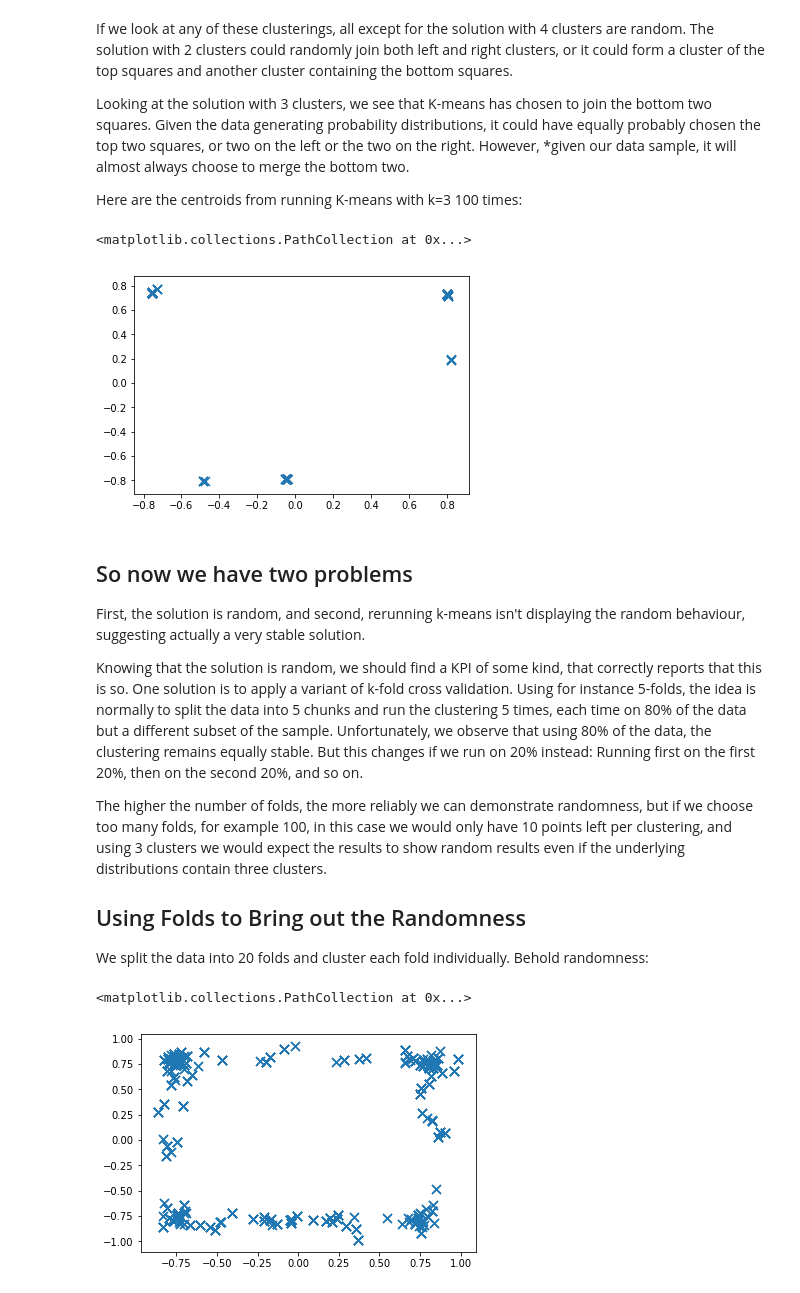
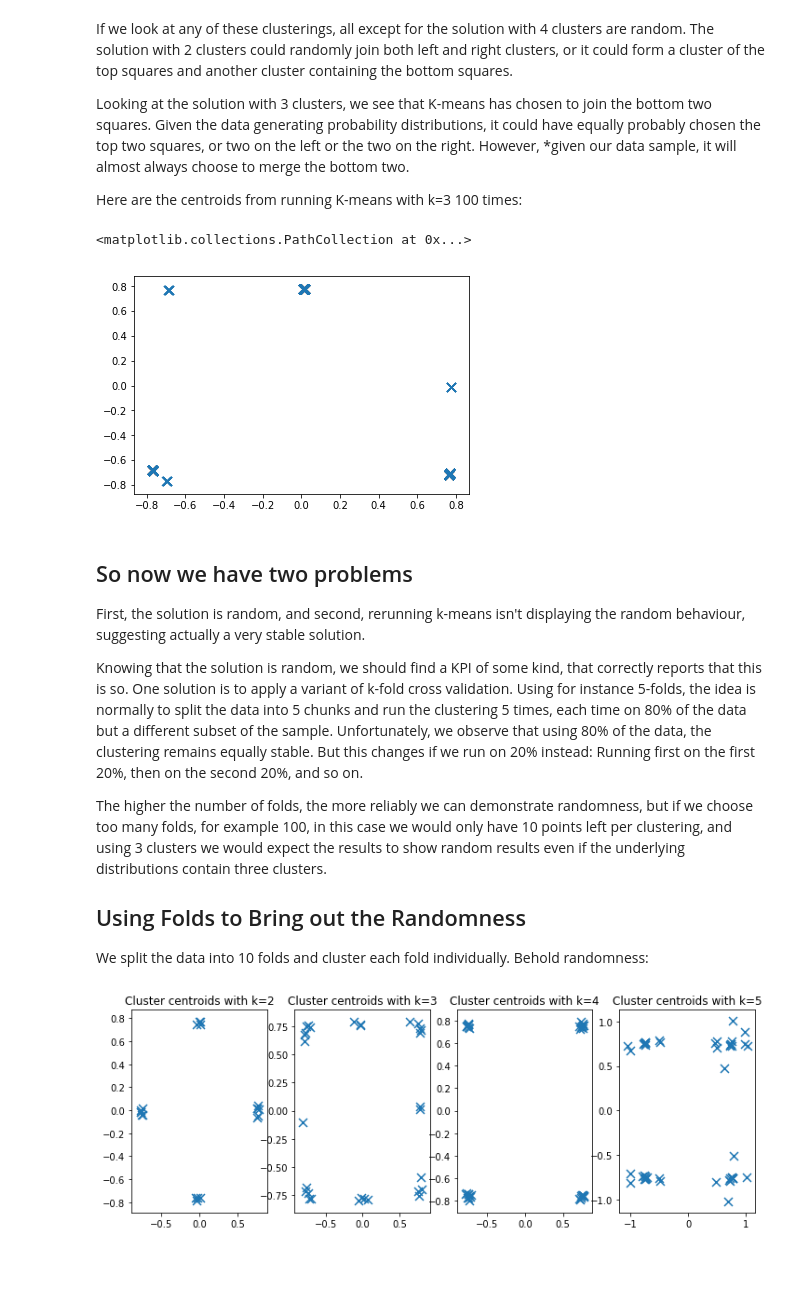
Before and after one commit to pbalm/mlbits, a Jupyter notebook: Weaponizing the randomness of k-means.ipynb, the cells around one changed output. Cells and saved outputs as stored; diff of their text form; code cells hidden in the pictures; blank space fills up the shorter version.

```diff
--- a/Weaponizing the randomness of k-means.ipynb
+++ b/Weaponizing the randomness of k-means.ipynb
@@ -16,15 +16,15 @@ from numpy.random import normal
 import matplotlib.pyplot as plt
 from sklearn.cluster import KMeans
 
-n = 1000
+n = 10000
 
-def genNormalData(n, seed):
+def genNormalData(n):
     x = []
     for xi in range(n):
         x.append(normal())
     return x
 
-fig = gcf()
+fig = plt.gcf()
 fig.suptitle("No structure: Random solutions", fontsize=18)
 #plt.figure(1, figsize=(12, 4))
 fig.set_figheight(4)
@@ -34,8 +34,8 @@ fig.set_figwidth(15)
 np.random.seed(0)
 
 for i in range(4):
-    x1 = genNormalData(n, seeds[i])
-    x2 = genNormalData(n, seeds[i + 4])
+    x1 = genNormalData(n)
+    x2 = genNormalData(n)
     X = np.array([x1, x2]).T
     kmeans = KMeans(2, init='random')
     clusters = kmeans.fit_predict(X)
@@ -134,7 +132,7 @@ def get_cluster_centers(X, k, loops):
 plt.scatter(x_ac, y_ac, marker='x', s=80)
 # %% [output]
 <matplotlib.collections.PathCollection at 0x...>
-[figure, old version]
+[figure, new version]
 # %% [markdown]
 ## So now we have two problems
 
@@ -147,30 +145,36 @@ The higher the number of folds, the more reliably we can demonstrate randomness,
 
 ## Using Folds to Bring out the Randomness
 
-We split the data into 20 folds and cluster each fold individually. Behold randomness:
+We split the data into 10 folds and cluster each fold individually. Behold randomness:
 # %%
 from sklearn.model_selection import KFold
 
 np.random.seed(0)
 
-n_clusters = 4
-n_splits = 2
+n_clusters = 3
+n_splits = 10
 
 def get_clusters_using_folds(X, n_clusters, n_splits):
     kfold = KFold(n_splits=n_splits)
     x_ac = []
     y_ac = []
     for train_index, test_index in kfold.split(X):
         (x_fold, y_fold) = get_cluster_centers(X[test_index], k=n_clusters, loops=1)
         for x in x_fold:
             x_ac.append(x)
         for y in y_fold:
             y_ac.append(y)
     return (x_ac, y_ac)
 
-(x_wfolds, y_wfolds) = get_clusters_using_folds(X, n_clusters, n_splits)
 
-plt.scatter(x_wfolds, y_wfolds, marker='x', s=80)
+plt.figure(1, figsize=(12, 4))
+
+for i in range(4):
+    k = 2 + i
+
+    plt.subplot(141 + i)
+    plt.title("Cluster centroids with k=" + str(k))
+    (x_wfolds, y_wfolds) = get_clusters_using_folds(X, k, n_splits)
+    plt.scatter(x_wfolds, y_wfolds, marker='x', s=80)
 # %% [output]
-<matplotlib.collections.PathCollection at 0x...>
-[figure, old version]
+[figure, new version]
```
Also changed, not shown: parts of 34 cells of this notebook.
